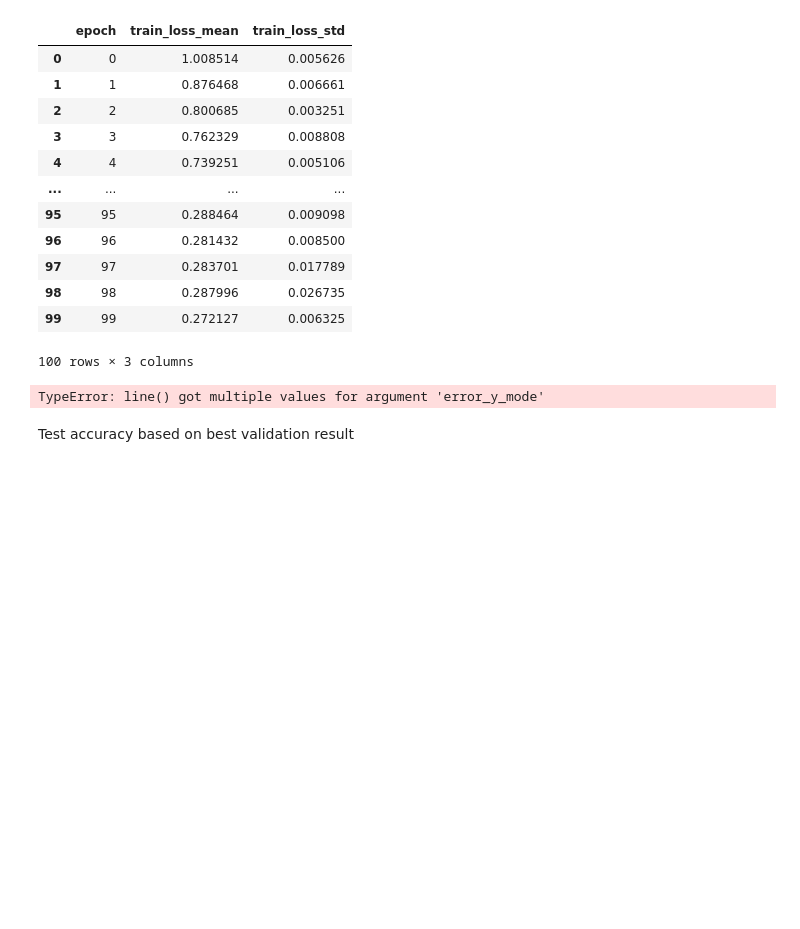
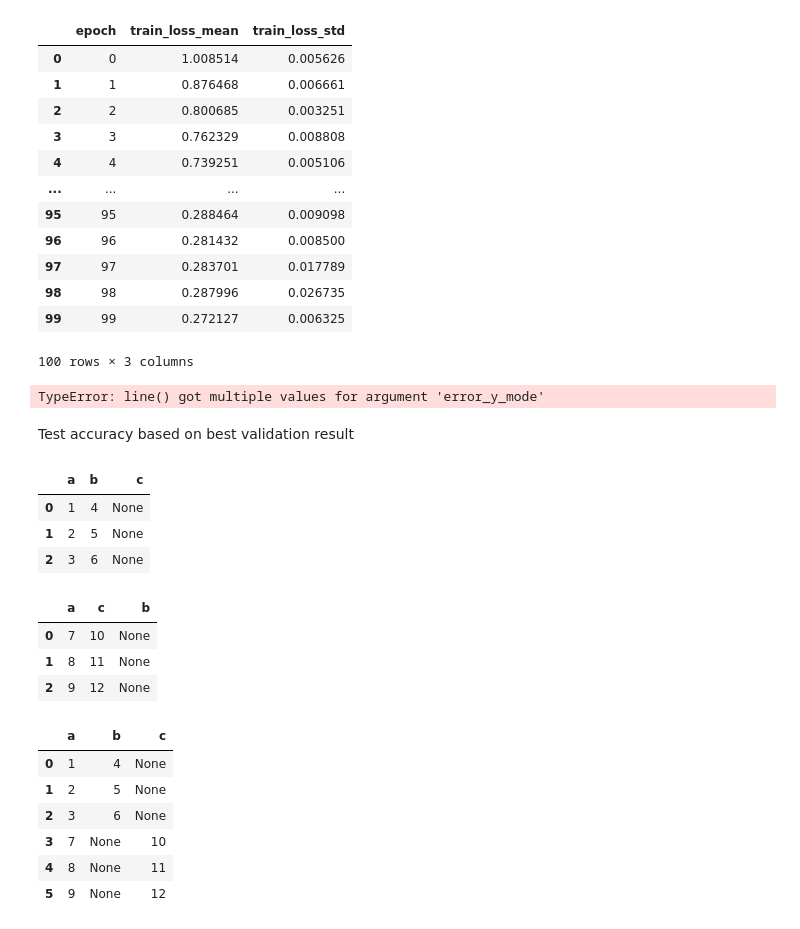
Before and after one commit to bishwamittra/scripts_multimodal, a Jupyter notebook: fusionnet_split_learning/read_output.ipynb, the cells around one changed output. Saved outputs shown, nothing was run; the diff lists cells and outputs as text; code cells hidden in the pictures; blank space fills up the shorter version.

```diff
--- a/fusionnet_split_learning/read_output.ipynb
+++ b/fusionnet_split_learning/read_output.ipynb
@@ -766,3 +856,42 @@ fig = plot_acc(df_test_result,
                 legend_names=['Diag', 'PN', 'STR', 'PIG', 'RS', 'DAG', 'BWV', 'VS'],
                 title='Test Accuracy')
 fig.show()
+# %%
+d1 = {
+    'a' : [1, 2, 3],
+    'b' : [4, 5, 6],
+}
+
+d2 = {
+    'a' : [7, 8, 9],
+    'c' : [10, 11, 12],
+}
+
+df1 = pd.DataFrame(d1)
+df2 = pd.DataFrame(d2)
+# %%
+df1['c'] = None
+df1
+# %% [output]
+|  | a | b | c |
+| 0 | 1 | 4 | None |
+| 1 | 2 | 5 | None |
+| 2 | 3 | 6 | None |
+# %%
+df2['b'] = None
+df2
+# %% [output]
+|  | a | c | b |
+| 0 | 7 | 10 | None |
+| 1 | 8 | 11 | None |
+| 2 | 9 | 12 | None |
+# %%
+pd.concat([df1, df2], ignore_index=True)
+# %% [output]
+|  | a | b | c |
+| 0 | 1 | 4 | None |
+| 1 | 2 | 5 | None |
+| 2 | 3 | 6 | None |
+| 3 | 7 | None | 10 |
+| 4 | 8 | None | 11 |
+| 5 | 9 | None | 12 |
```
Also changed, not shown: parts of 11 cells of this notebook.
